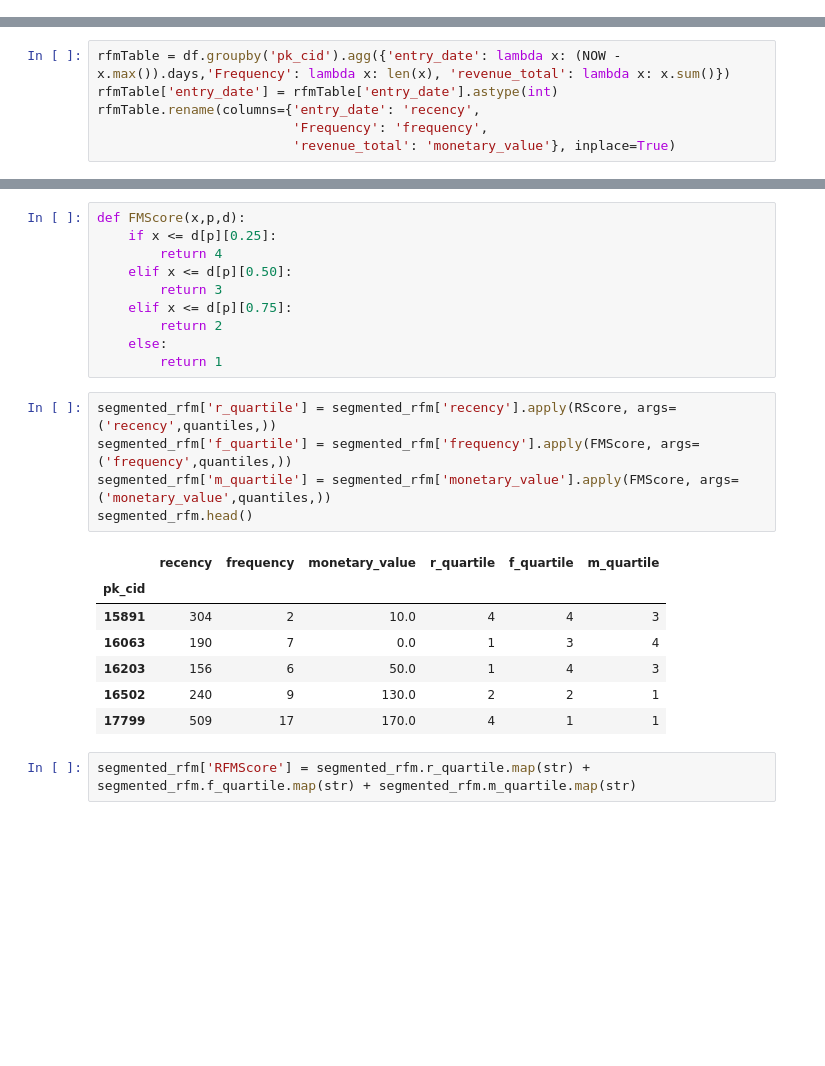
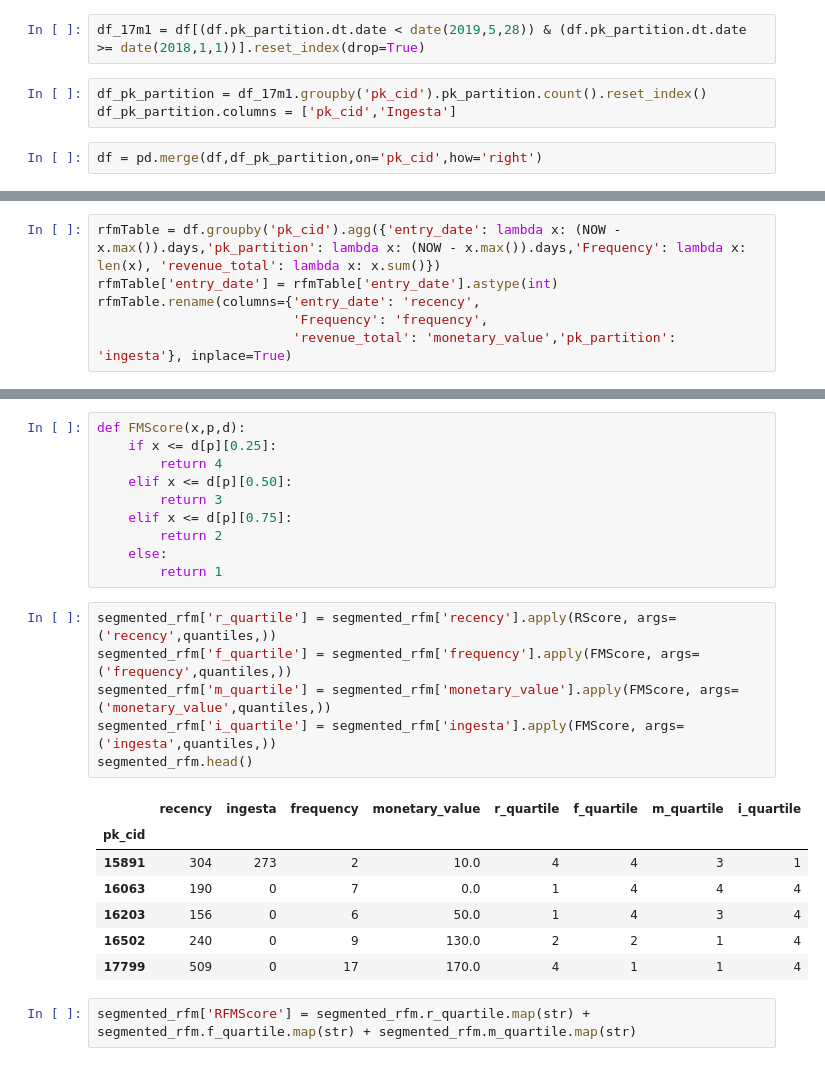
Before and after one commit to giannimaggiora/easyMoney, a Jupyter notebook: Mejores10000clientes.ipynb, the cells around one changed output, grey strips where cells are left out. Saved outputs shown, nothing was run; the diff lists cells and outputs as text; blank space fills up the shorter version.

```diff
--- a/Mejores10000clientes.ipynb
+++ b/Mejores10000clientes.ipynb
@@ -67,3 +87,10 @@ df_frequency = df_17m.groupby('pk_cid').entry_date.count().reset_index()
 df_frequency.columns = ['pk_cid','Frequency']
 # %%
 df = pd.merge(df,df_frequency,on='pk_cid',how='right')
+# %%
+df_17m1 = df[(df.pk_partition.dt.date < date(2019,5,28)) & (df.pk_partition.dt.date >= date(2018,1,1))].reset_index(drop=True)
+# %%
+df_pk_partition = df_17m1.groupby('pk_cid').pk_partition.count().reset_index()
+df_pk_partition.columns = ['pk_cid','Ingesta']
+# %%
+df = pd.merge(df,df_pk_partition,on='pk_cid',how='right')
@@ -86,9 +129,9 @@ df.head(20).T
 # %%
-rfmTable = df.groupby('pk_cid').agg({'entry_date': lambda x: (NOW - x.max()).days,'Frequency': lambda x: len(x), 'revenue_total': lambda x: x.sum()})
+rfmTable = df.groupby('pk_cid').agg({'entry_date': lambda x: (NOW - x.max()).days,'pk_partition': lambda x: (NOW - x.max()).days,'Frequency': lambda x: len(x), 'revenue_total': lambda x: x.sum()})
 rfmTable['entry_date'] = rfmTable['entry_date'].astype(int)
 rfmTable.rename(columns={'entry_date': 'recency',
                          'Frequency': 'frequency',
-                         'revenue_total': 'monetary_value'}, inplace=True)
+                         'revenue_total': 'monetary_value','pk_partition': 'ingesta'}, inplace=True)
 # %%
 rfmTable
 # %% [output]
@@ -154,16 +197,17 @@ def FMScore(x,p,d):
 # %%
 segmented_rfm['r_quartile'] = segmented_rfm['recency'].apply(RScore, args=('recency',quantiles,))
 segmented_rfm['f_quartile'] = segmented_rfm['frequency'].apply(FMScore, args=('frequency',quantiles,))
 segmented_rfm['m_quartile'] = segmented_rfm['monetary_value'].apply(FMScore, args=('monetary_value',quantiles,))
+segmented_rfm['i_quartile'] = segmented_rfm['ingesta'].apply(FMScore, args=('ingesta',quantiles,))
 segmented_rfm.head()
 # %% [output]
-|  | recency | frequency | monetary_value | r_quartile | f_quartile | m_quartile |
-| pk_cid |  |  |  |  |  |  |
-| 15891 | 304 | 2 | 10.0 | 4 | 4 | 3 |
-| 16063 | 190 | 7 | 0.0 | 1 | 3 | 4 |
-| 16203 | 156 | 6 | 50.0 | 1 | 4 | 3 |
-| 16502 | 240 | 9 | 130.0 | 2 | 2 | 1 |
-| 17799 | 509 | 17 | 170.0 | 4 | 1 | 1 |
+|  | recency | ingesta | frequency | monetary_value | r_quartile | f_quartile | m_quartile | i_quartile |
+| pk_cid |  |  |  |  |  |  |  |  |
+| 15891 | 304 | 273 | 2 | 10.0 | 4 | 4 | 3 | 1 |
+| 16063 | 190 | 0 | 7 | 0.0 | 1 | 4 | 4 | 4 |
+| 16203 | 156 | 0 | 6 | 50.0 | 1 | 4 | 3 | 4 |
+| 16502 | 240 | 0 | 9 | 130.0 | 2 | 2 | 1 | 4 |
+| 17799 | 509 | 0 | 17 | 170.0 | 4 | 1 | 1 | 4 |
 # %%
 segmented_rfm['RFMScore'] = segmented_rfm.r_quartile.map(str) + segmented_rfm.f_quartile.map(str) + segmented_rfm.m_quartile.map(str)
 # %%
```
Also changed, not shown: parts of 39 cells of this notebook, 14 other files.
